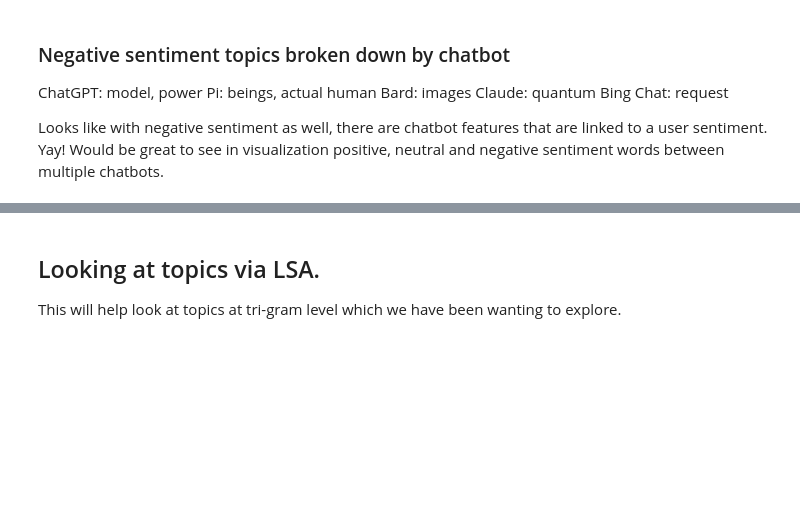
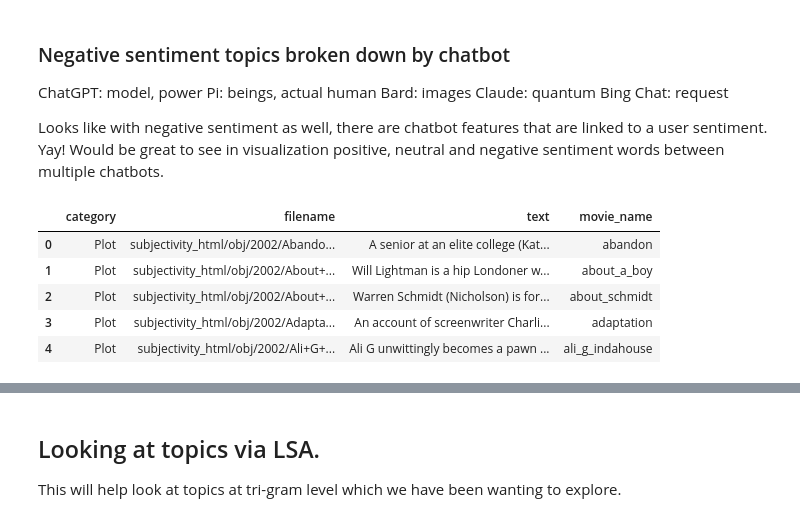
Before and after one commit to mindyng/2023-Business-Projects, a Jupyter notebook: sentiment-analysis-on-llm-chatbots.ipynb, the cells around one changed output, grey strips where cells are left out. Drawn from its saved outputs; the diff is of its cells as text; code cells hidden in the pictures; blank space fills up the shorter version.

```diff
--- a/sentiment-analysis-on-llm-chatbots.ipynb
+++ b/sentiment-analysis-on-llm-chatbots.ipynb
@@ -1758,0 +1765,12 @@ Looks like with negative sentiment as well, there are chatbot features that are
+# %%
+movie_df = st.SampleCorpora.RottenTomatoes.get_data()
+movie_df.category = movie_df.category.apply(lambda x: {'rotten': 'Negative', 'fresh': 'Positive', 'plot': 'Plot'}[x])
+# %%
+movie_df.head()
+# %% [output]
+|  | category | filename | text | movie_name |
+| 0 | Plot | subjectivity_html/obj/2002/Abando... | A senior at an elite college (Kat... | abandon |
+| 1 | Plot | subjectivity_html/obj/2002/About+... | Will Lightman is a hip Londoner w... | about_a_boy |
+| 2 | Plot | subjectivity_html/obj/2002/About+... | Warren Schmidt (Nicholson) is for... | about_schmidt |
+| 3 | Plot | subjectivity_html/obj/2002/Adapta... | An account of screenwriter Charli... | adaptation |
+| 4 | Plot | subjectivity_html/obj/2002/Ali+G+... | Ali G unwittingly becomes a pawn ... | ali_g_indahouse |
```
Also changed, not shown: parts of 21 cells of this notebook.
